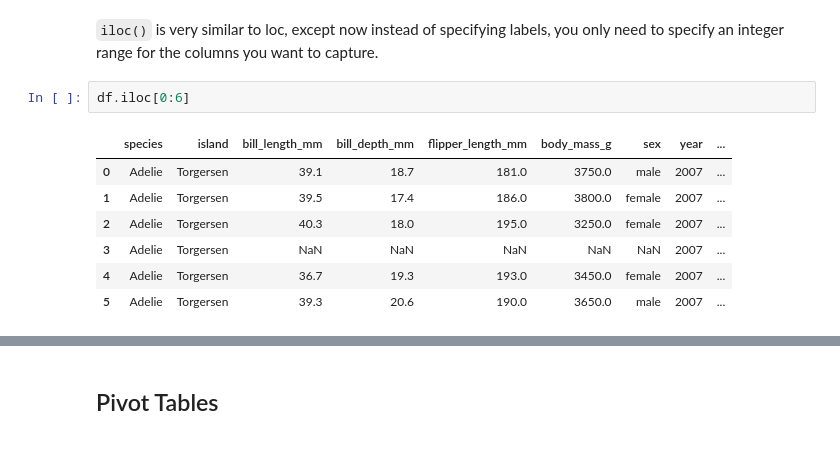
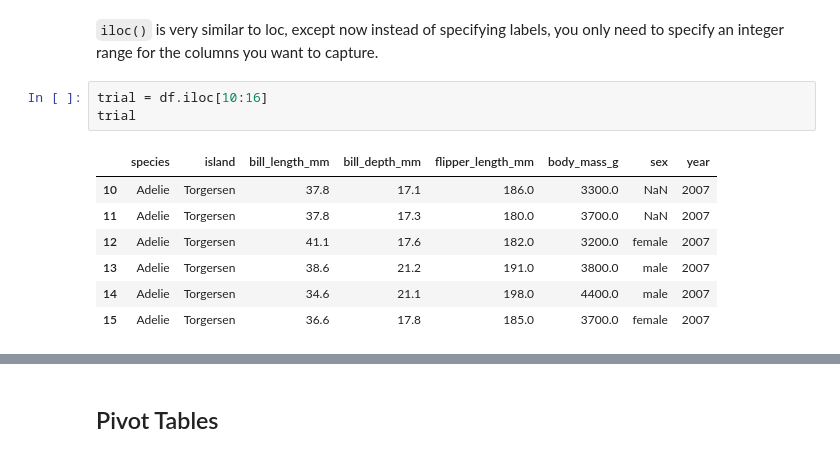
Before and after one commit to DS385Fall22/project-allienlee, a Jupyter notebook: project.ipynb, the cells around one changed output, grey strips where cells are left out. Saved outputs shown, nothing was run; the diff lists cells and outputs as text.

```diff
--- a/project.ipynb
+++ b/project.ipynb
@@ -200,12 +200,13 @@ df1.describe()
 # %% [markdown]
 `iloc()` is very similar to loc, except now instead of specifying labels, you only need to specify an integer range for the columns you want to capture.
 # %%
-df.iloc[0:6]
+trial = df.iloc[10:16]
+trial
 # %% [output]
-|  | species | island | bill_length_mm | bill_depth_mm | flipper_length_mm | body_mass_g | sex | year | ... |
-| 0 | Adelie | Torgersen | 39.1 | 18.7 | 181.0 | 3750.0 | male | 2007 | ... |
-| 1 | Adelie | Torgersen | 39.5 | 17.4 | 186.0 | 3800.0 | female | 2007 | ... |
-| 2 | Adelie | Torgersen | 40.3 | 18.0 | 195.0 | 3250.0 | female | 2007 | ... |
-| 3 | Adelie | Torgersen | NaN | NaN | NaN | NaN | NaN | 2007 | ... |
-| 4 | Adelie | Torgersen | 36.7 | 19.3 | 193.0 | 3450.0 | female | 2007 | ... |
-| 5 | Adelie | Torgersen | 39.3 | 20.6 | 190.0 | 3650.0 | male | 2007 | ... |
+|  | species | island | bill_length_mm | bill_depth_mm | flipper_length_mm | body_mass_g | sex | year |
+| 10 | Adelie | Torgersen | 37.8 | 17.1 | 186.0 | 3300.0 | NaN | 2007 |
+| 11 | Adelie | Torgersen | 37.8 | 17.3 | 180.0 | 3700.0 | NaN | 2007 |
+| 12 | Adelie | Torgersen | 41.1 | 17.6 | 182.0 | 3200.0 | female | 2007 |
+| 13 | Adelie | Torgersen | 38.6 | 21.2 | 191.0 | 3800.0 | male | 2007 |
+| 14 | Adelie | Torgersen | 34.6 | 21.1 | 198.0 | 4400.0 | male | 2007 |
+| 15 | Adelie | Torgersen | 36.6 | 17.8 | 185.0 | 3700.0 | female | 2007 |
```
Also changed, not shown: parts of 8 cells of this notebook.
